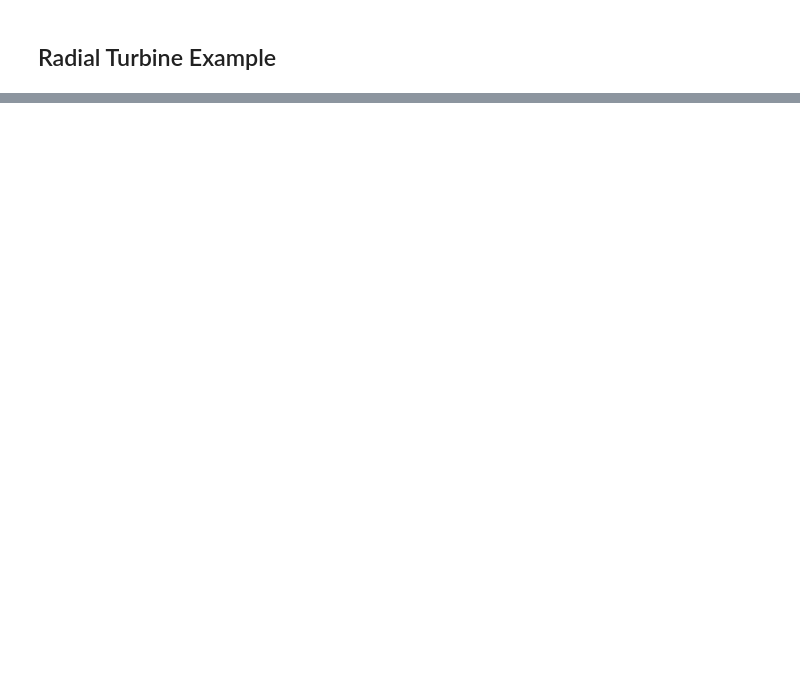
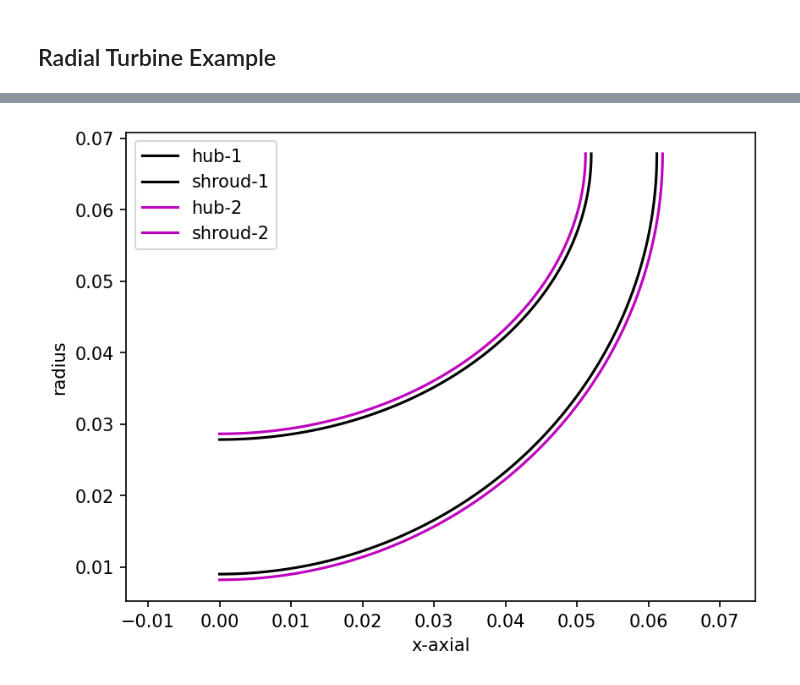
Before and after one commit to nasa/pyturbo-aero, a Jupyter notebook: tutorials/Radial_Machines.ipynb, the cells around one changed output, grey strips where cells are left out. Drawn from its saved outputs; the diff is of its cells as text; code cells hidden in the pictures; blank space fills up the shorter version.

```diff
--- a/tutorials/Radial_Machines.ipynb
+++ b/tutorials/Radial_Machines.ipynb
@@ -116 +180,34 @@ plt.show()
+# %%
+radius = 0.04 # meters
+inlet_hub_shroud_ratio = 0.85
+outlet_hub_shroud_ratio = 0.8
+x_stretch_factor=1.3
+rhub_out = 0.009 # meters
+nblades = 8
+# %%
+hub1,shroud1 = build_endwalls(radius=radius,
+                                inlet_hub_shroud_ratio=inlet_hub_shroud_ratio,
+                                outlet_hub_shroud_ratio=outlet_hub_shroud_ratio,
+                                x_stretch_factor=x_stretch_factor,
+                                rhub_out=rhub_out,
+                                alpha_start=270,alpha_stop=360)
+
+hub2 = offset_curve(hub1[:,0],hub1[:,1],-radius*0.02)
+shroud2 = offset_curve(shroud1[:,0],shroud1[:,1],radius*0.02)
+hub2 = np.vstack(hub2).transpose()
+shroud2 = np.vstack(shroud2).transpose()
+
+# Lets see what it looks like
+plt.figure(num=1,clear=True, dpi=150)
+plt.plot(hub1[:,0],hub1[:,1],'k',linewidth=1.5,label='hub-1')
+plt.plot(shroud1[:,0],shroud1[:,1],'k',linewidth=1.5,label='shroud-1')
+plt.plot(hub2[:,0],hub2[:,1],'m',linewidth=1.5,label='hub-2')
+plt.plot(shroud2[:,0],shroud2[:,1],'m',linewidth=1.5,label='shroud-2')
+plt.xlabel('x-axial')
+plt.ylabel('radius')
+plt.axis('equal')
+plt.legend()
+plt.show()
+# %% [output]
+[figure, added]
 # %%
```
Also changed, not shown: parts of 20 cells of this notebook, 4 other files.
